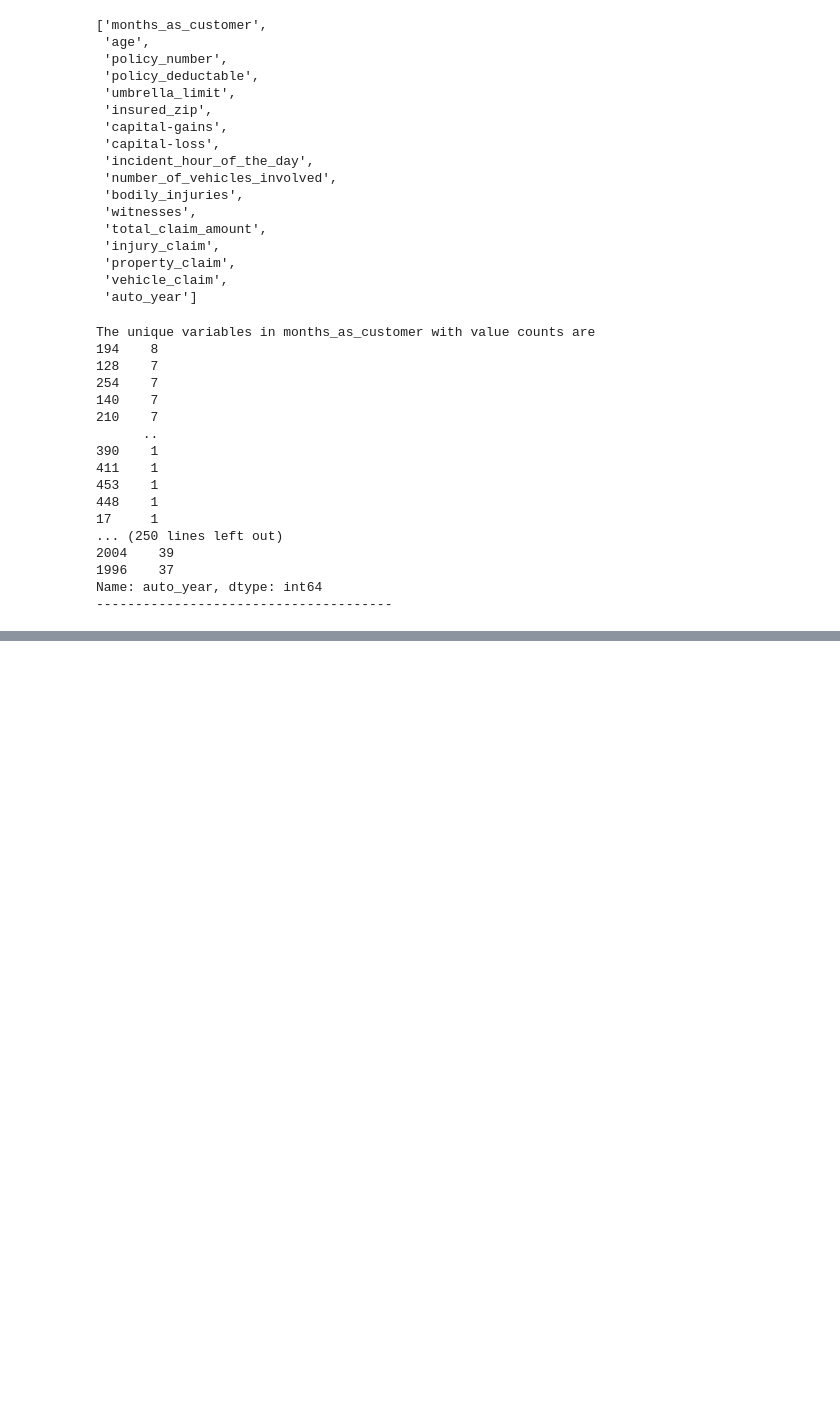
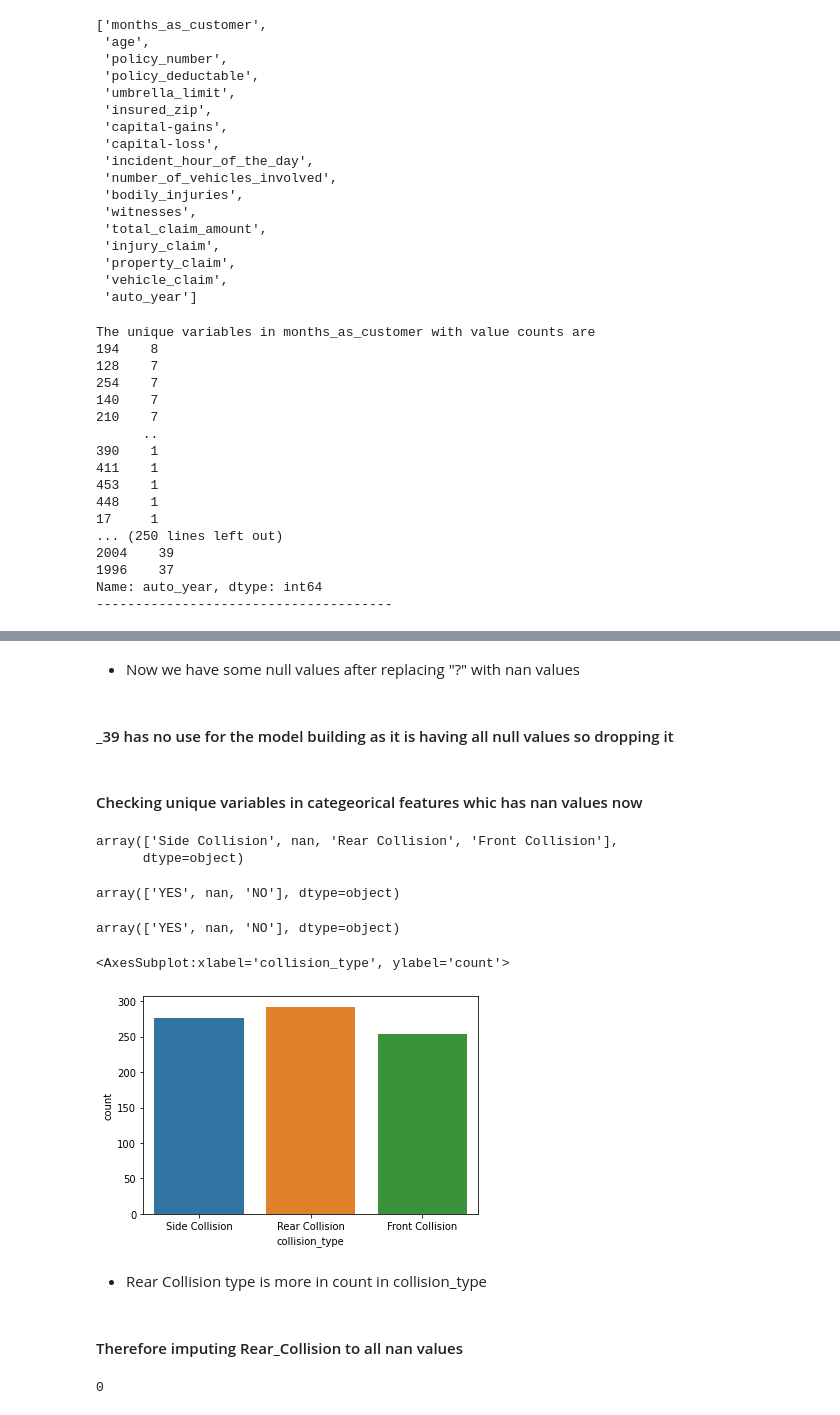
Before and after one commit to akhilmatta89/DT_Evaluation_Projects, a Jupyter notebook: insurance_pred/insurance_fraud_detection.ipynb, the cells around one changed output, grey strips where cells are left out. Saved outputs shown, nothing was run; the diff lists cells and outputs as text; code cells hidden in the pictures; blank space fills up the shorter version.

Commit message:
Added insurance fraud detection ml model

```diff
--- a/insurance_pred/insurance_fraud_detection.ipynb
+++ b/insurance_pred/insurance_fraud_detection.ipynb
@@ -211,0 +326,30 @@ Name: auto_year, dtype: int64
+# %% [markdown]
+- Now we have some null values after replacing "?" with nan values
+# %% [markdown]
+#### _39 has no use for the model building as it is having all null values so dropping it
+# %%
+df.drop('_c39',axis=1,inplace=True)
+# %% [markdown]
+#### Checking unique variables in categeorical features whic has nan values now
+# %%
+df.collision_type.unique()
+# %% [output]
+array(['Side Collision', nan, 'Rear Collision', 'Front Collision'],
+      dtype=object)
+# %%
+df.property_damage.unique()
+# %% [output]
+array(['YES', nan, 'NO'], dtype=object)
+# %%
+df.police_report_available.unique()
+# %% [output]
+array(['YES', nan, 'NO'], dtype=object)
+# %%
+sns.countplot(df.collision_type)
+# %% [output]
+<AxesSubplot:xlabel='collision_type', ylabel='count'>
+[figure, added]
+# %% [markdown]
+- Rear Collision type is more in count in collision_type
+# %% [markdown]
+#### Therefore imputing Rear_Collision to all nan values
@@ -211,0 +361,4 @@ Name: auto_year, dtype: int64
+# %%
+df.collision_type.isnull().sum()
+# %% [output]
+0
```
Also changed, not shown: parts of 138 cells of this notebook, 3 other files.
